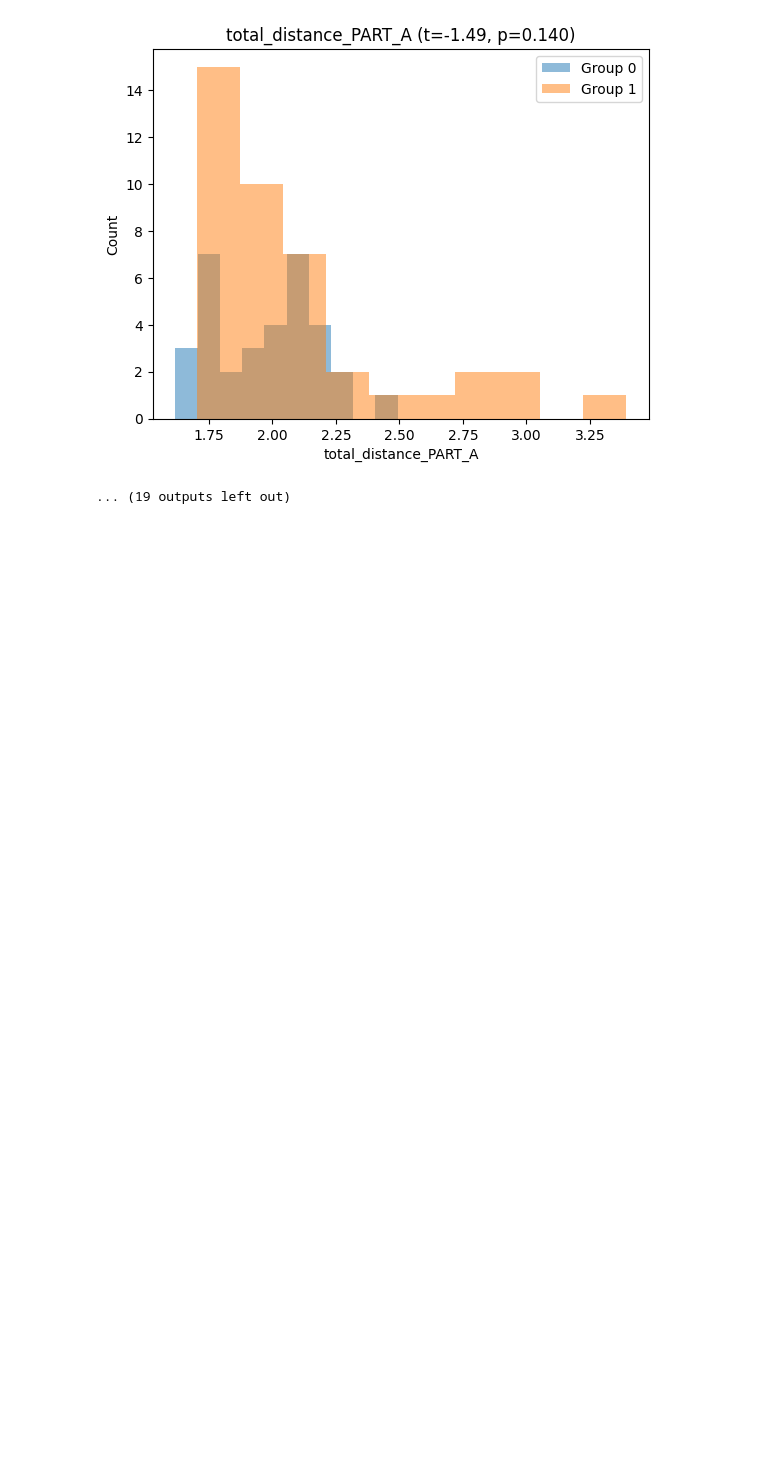
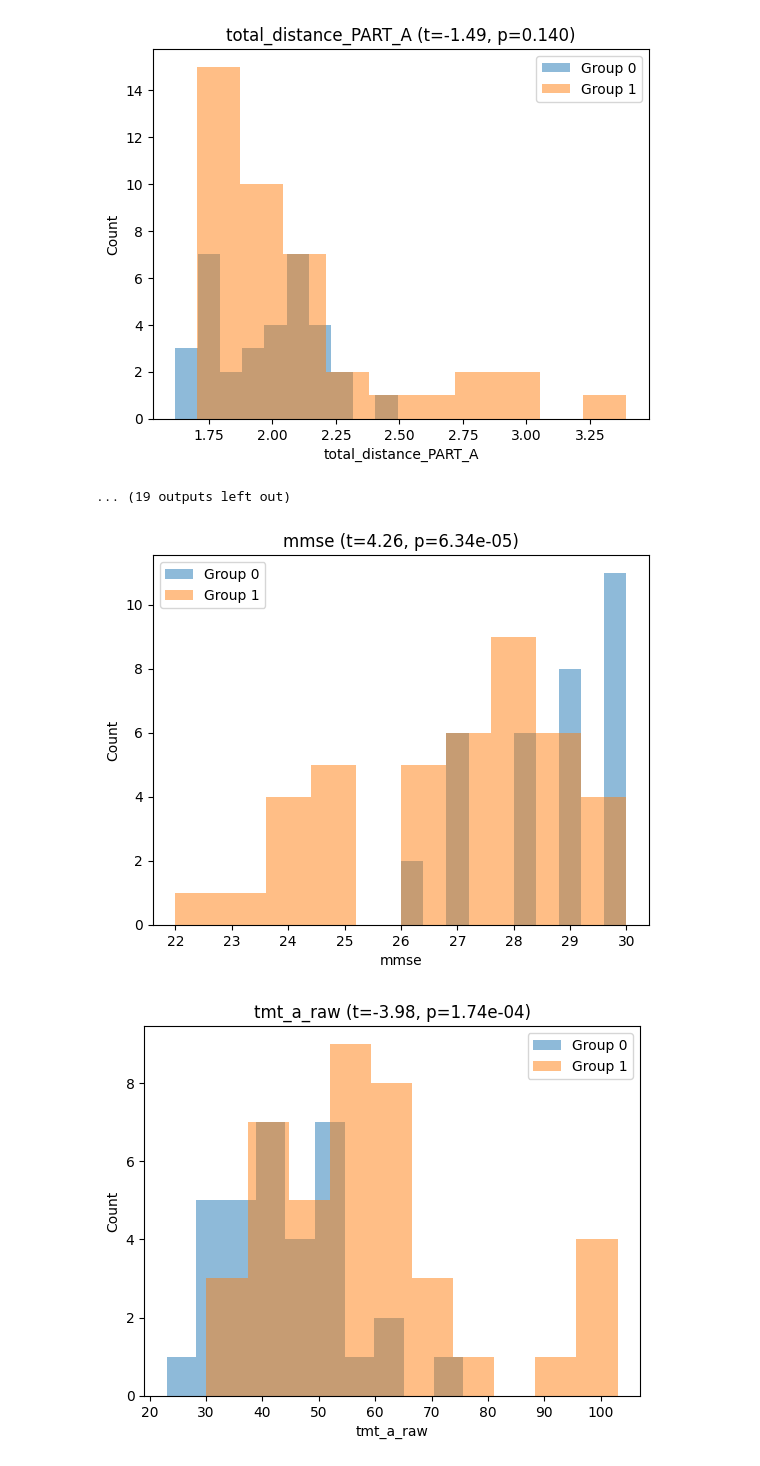
Before and after one commit to gianluca-capelo/tmt-analysis, a Jupyter notebook: notebooks/eda.ipynb, the cells around one changed output. Drawn from its saved outputs; the diff is of its cells as text; code cells hidden in the pictures; blank space fills up the shorter version.

```diff
--- a/notebooks/eda.ipynb
+++ b/notebooks/eda.ipynb
@@ -104,3 +100,8 @@ res_digital = histograms_for_col(df_digital_plus_demo[kbest_list + ['group']])
 [figure]
 [figure]
 ... (19 outputs left out)
+# %%
+res_non_digital = histograms_for_col(df_non_digital)
+# %% [output]
+[figure, added]
+[figure, added]
```
Also changed, not shown: parts of 6 cells of this notebook, 1 other file.
